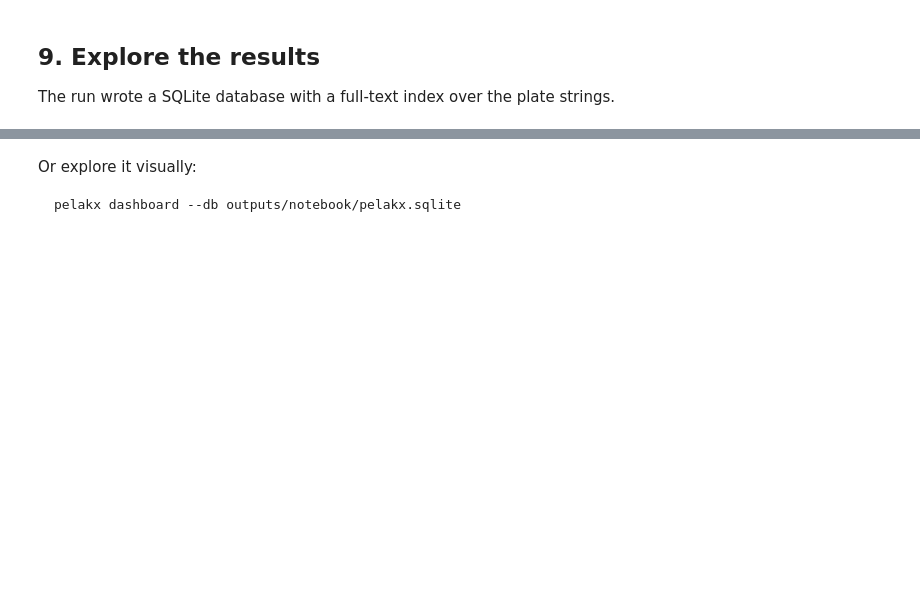
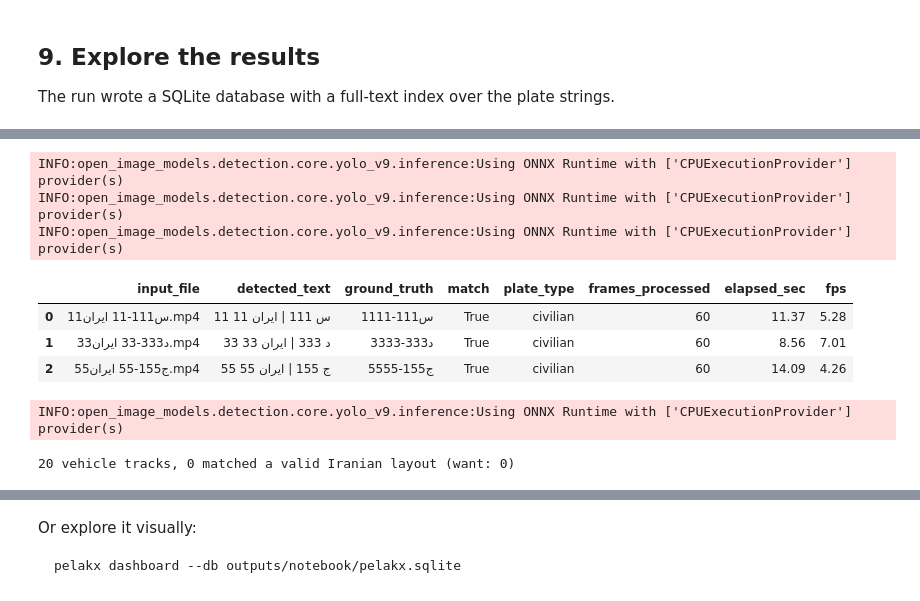
Before and after one commit to ParsaVictor/pelakx-license-plate-detection, a Jupyter notebook: notebooks/PelakX_Quickstart.ipynb, the cells around one changed output, grey strips where cells are left out. Saved outputs shown, nothing was run; the diff lists cells and outputs as text; code cells hidden in the pictures; blank space fills up the shorter version.

```diff
--- a/notebooks/PelakX_Quickstart.ipynb
+++ b/notebooks/PelakX_Quickstart.ipynb
@@ -469,0 +897,72 @@ with EventStore("outputs/notebook/pelakx.sqlite") as store:
+# %%
+# 11.3 — same harness on video. Capped to a handful of seconds so this cell
+# stays fast to re-run; raise max_frames for a full pass.
+RUN_VIDEO_BENCHMARK = True
+VIDEO_MAX_FRAMES = 60
+
+video_rows = []
+if RUN_VIDEO_BENCHMARK:
+    root = Path(INPUT_PATH)
+    for fname, gt in GROUND_TRUTH.items():
+        if not fname.lower().endswith((".mp4", ".avi", ".mov")):
+            continue
+        p = root / fname
+        if not p.exists():
+            print("missing:", fname); continue
+        cfg = PipelineConfig()
+        cfg.country = COUNTRY
+        cfg.ocr.engine = OCR_ENGINE
+        cfg.output.dir = str(Path(OUT_DIR) / p.stem)
+        cfg.min_export_confidence = 0.0
+        cfg.max_frames = VIDEO_MAX_FRAMES
+        pipe = Pipeline(cfg)
+        t0 = time.perf_counter()
+        summary = pipe.run(str(p), write_outputs=True)
+        dt = time.perf_counter() - t0
+        best = max((e for e in summary.events if e.plate is not None),
+                    key=lambda e: e.plate.confidence, default=None)
+        video_rows.append({
+            "input_file": fname,
+            "detected_text": best.plate.display if best else "",
+            "ground_truth": gt,
+            "match": _norm(best.plate.canonical if best else "") == _norm(gt),
+            "plate_type": best.plate.layout_id if best else "",
+            "frames_processed": summary.frames_processed,
+            "elapsed_sec": round(dt, 2),
+            "fps": round(summary.frames_processed / dt, 2) if dt else 0.0,
+        })
+    vdf = pd.DataFrame(video_rows)
+    vdf.to_csv(Path(OUT_DIR) / "video_results.csv", index=False, encoding="utf-8-sig")
+    display(vdf)
+# %% [output]
+INFO:open_image_models.detection.core.yolo_v9.inference:Using ONNX Runtime with ['CPUExecutionProvider'] provider(s)
+INFO:open_image_models.detection.core.yolo_v9.inference:Using ONNX Runtime with ['CPUExecutionProvider'] provider(s)
+INFO:open_image_models.detection.core.yolo_v9.inference:Using ONNX Runtime with ['CPUExecutionProvider'] provider(s)
+|  | input_file | detected_text | ground_truth | match | plate_type | frames_processed | elapsed_sec | fps |
+| 0 | 11س111-11 ایران.mp4 | 11 س 111 | ایران 11 | 11س111-11 | True | civilian | 60 | 11.37 | 5.28 |
+| 1 | 33د333-33 ایران.mp4 | 33 د 333 | ایران 33 | 33د333-33 | True | civilian | 60 | 8.56 | 7.01 |
+| 2 | 55ج155-55 ایران.mp4 | 55 ج 155 | ایران 55 | 55ج155-55 | True | civilian | 60 | 14.09 | 4.26 |
+# %%
+# 11.4 -- sanity check: Indian plates must NOT come back as a valid Iranian
+# read. Real run, country="IR", 40 frames of an Indian traffic clip.
+INDIA_CLIP = "india_pelak.mp4"
+p = Path(INPUT_PATH) / INDIA_CLIP
+if p.exists():
+    cfg = PipelineConfig()
+    cfg.country = "IR"
+    cfg.ocr.engine = OCR_ENGINE
+    cfg.output.dir = str(Path(OUT_DIR) / "india_check")
+    cfg.min_export_confidence = 0.0
+    cfg.max_frames = 40
+    pipe = Pipeline(cfg)
+    summary = pipe.run(str(p), write_outputs=True)
+    valid_ir_matches = [e for e in summary.events if e.plate and e.plate.layout_id]
+    print(f"{len(summary.events)} vehicle tracks, "
+          f"{len(valid_ir_matches)} matched a valid Iranian layout (want: 0)")
+    for e in valid_ir_matches:
+        print("  UNEXPECTED MATCH:", e.plate.display, e.plate.layout_id)
+else:
+    print("India clip not found at", p)
+# %% [output]
+INFO:open_image_models.detection.core.yolo_v9.inference:Using ONNX Runtime with ['CPUExecutionProvider'] provider(s)
+20 vehicle tracks, 0 matched a valid Iranian layout (want: 0)
```
Also changed, not shown: parts of 34 cells of this notebook, 8 other files.
